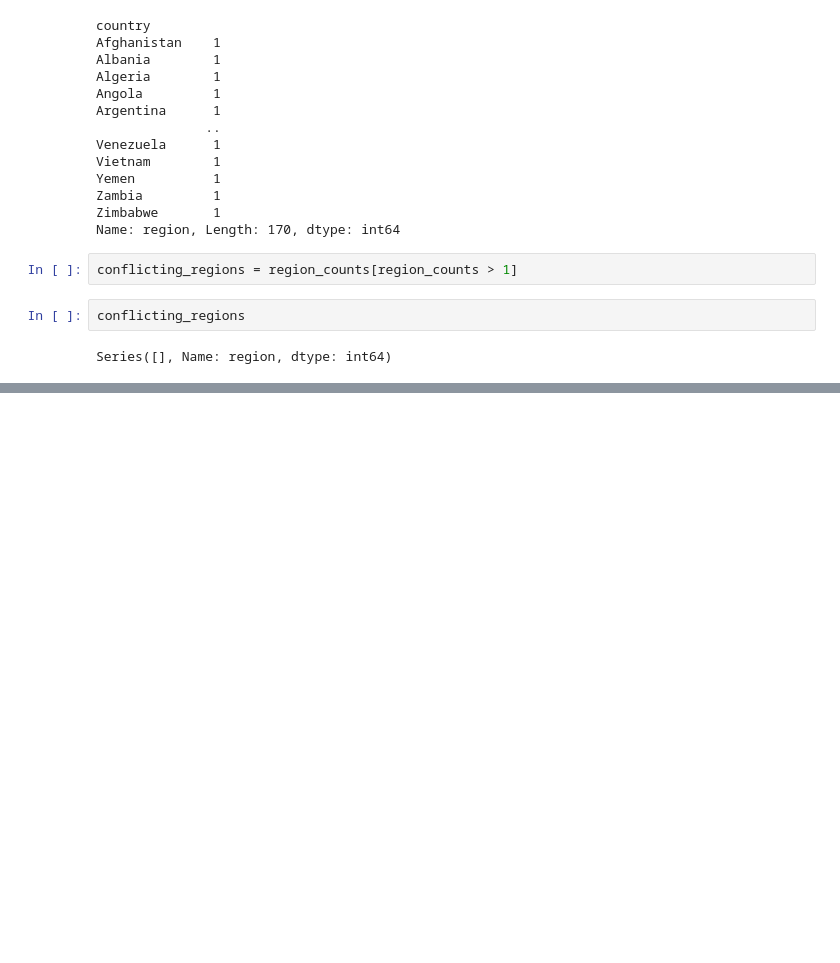
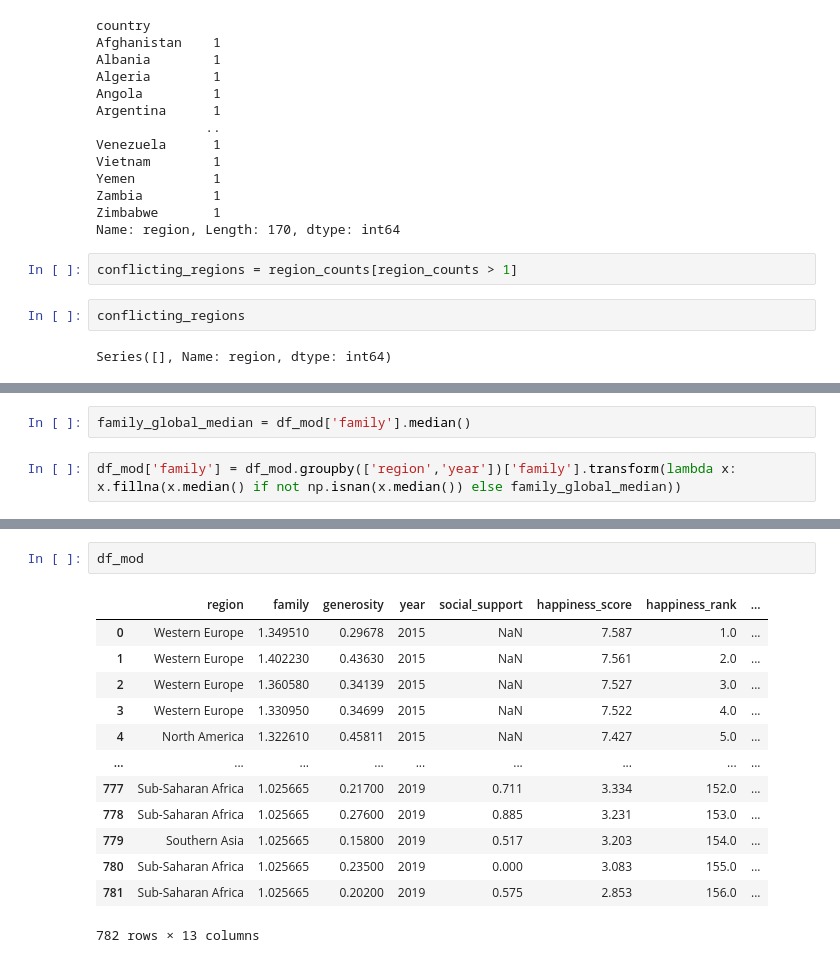
Before and after one commit to syed199921/EDA-on-World-Happiness-Dataset, a Jupyter notebook: eda/eda_world_happiness.ipynb, the cells around one changed output, grey strips where cells are left out. Saved outputs shown, nothing was run; the diff lists cells and outputs as text; blank space fills up the shorter version.

```diff
--- a/eda/eda_world_happiness.ipynb
+++ b/eda/eda_world_happiness.ipynb
@@ -960,0 +948,4 @@ Series([], Name: region, dtype: int64)
+# %%
+family_global_median = df_mod['family'].median()
+# %%
+df_mod['family'] = df_mod.groupby(['region','year'])['family'].transform(lambda x: x.fillna(x.median() if not np.isnan(x.median()) else family_global_median))
@@ -960,0 +973,16 @@ Series([], Name: region, dtype: int64)
+# %%
+df_mod
+# %% [output]
+|  | region | family | generosity | year | social_support | happiness_score | happiness_rank | ... |
+| 0 | Western Europe | 1.349510 | 0.29678 | 2015 | NaN | 7.587 | 1.0 | ... |
+| 1 | Western Europe | 1.402230 | 0.43630 | 2015 | NaN | 7.561 | 2.0 | ... |
+| 2 | Western Europe | 1.360580 | 0.34139 | 2015 | NaN | 7.527 | 3.0 | ... |
+| 3 | Western Europe | 1.330950 | 0.34699 | 2015 | NaN | 7.522 | 4.0 | ... |
+| 4 | North America | 1.322610 | 0.45811 | 2015 | NaN | 7.427 | 5.0 | ... |
+| ... | ... | ... | ... | ... | ... | ... | ... | ... |
+| 777 | Sub-Saharan Africa | 1.025665 | 0.21700 | 2019 | 0.711 | 3.334 | 152.0 | ... |
+| 778 | Sub-Saharan Africa | 1.025665 | 0.27600 | 2019 | 0.885 | 3.231 | 153.0 | ... |
+| 779 | Southern Asia | 1.025665 | 0.15800 | 2019 | 0.517 | 3.203 | 154.0 | ... |
+| 780 | Sub-Saharan Africa | 1.025665 | 0.23500 | 2019 | 0.000 | 3.083 | 155.0 | ... |
+| 781 | Sub-Saharan Africa | 1.025665 | 0.20200 | 2019 | 0.575 | 2.853 | 156.0 | ... |
+782 rows × 13 columns
```
Also changed, not shown: parts of 24 cells of this notebook.
